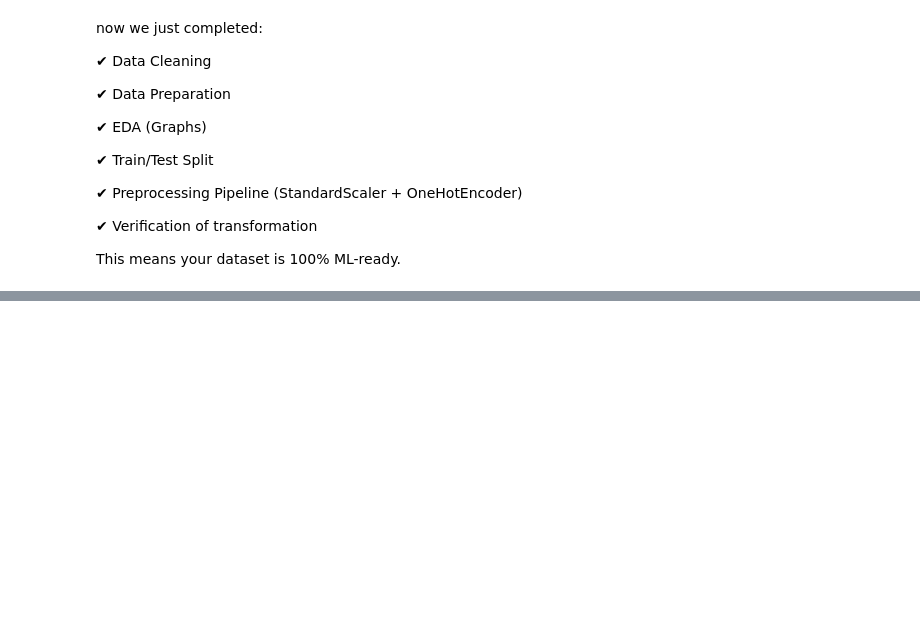
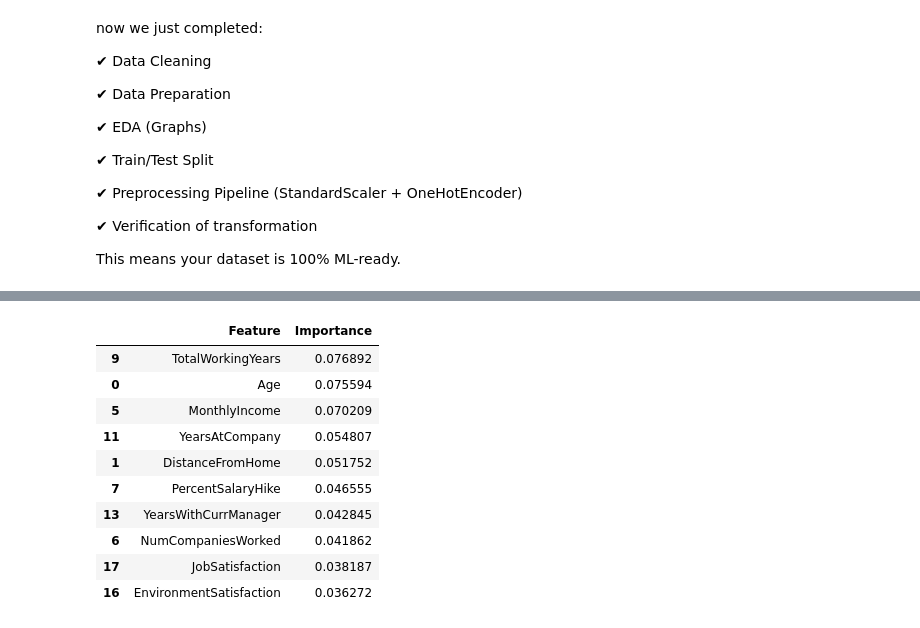
Before and after one commit to yanou16/ai_model, a Jupyter notebook: data_cleaning.ipynb, the cells around one changed output, grey strips where cells are left out. Cells and saved outputs as stored; diff of their text form; code cells hidden in the pictures; blank space fills up the shorter version.

```diff
--- a/data_cleaning.ipynb
+++ b/data_cleaning.ipynb
@@ -422,0 +606,14 @@ now we just completed:
+# %%
+feature_importance_df.head(10)
+# %% [output]
+|  | Feature | Importance |
+| 9 | TotalWorkingYears | 0.076892 |
+| 0 | Age | 0.075594 |
+| 5 | MonthlyIncome | 0.070209 |
+| 11 | YearsAtCompany | 0.054807 |
+| 1 | DistanceFromHome | 0.051752 |
+| 7 | PercentSalaryHike | 0.046555 |
+| 13 | YearsWithCurrManager | 0.042845 |
+| 6 | NumCompaniesWorked | 0.041862 |
+| 17 | JobSatisfaction | 0.038187 |
+| 16 | EnvironmentSatisfaction | 0.036272 |
```
Also changed, not shown: parts of 19 cells of this notebook.
